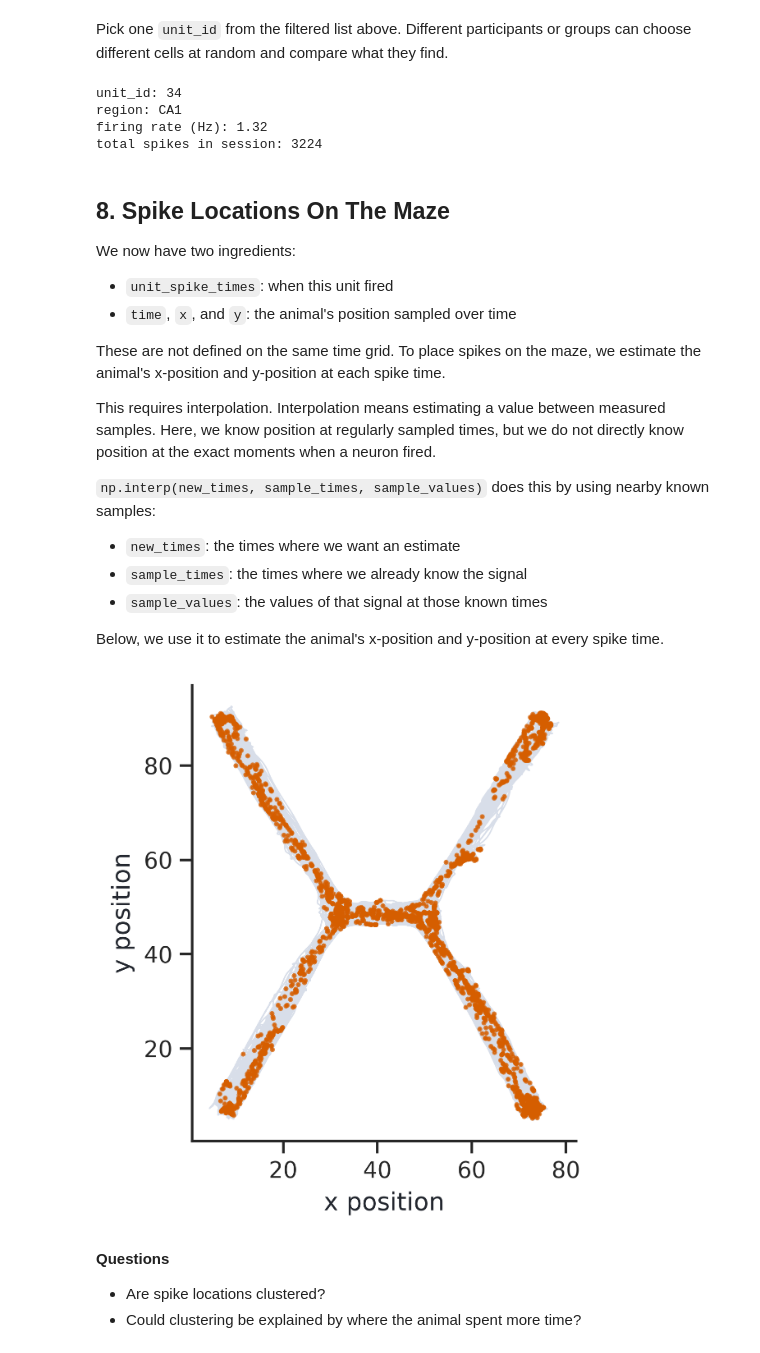
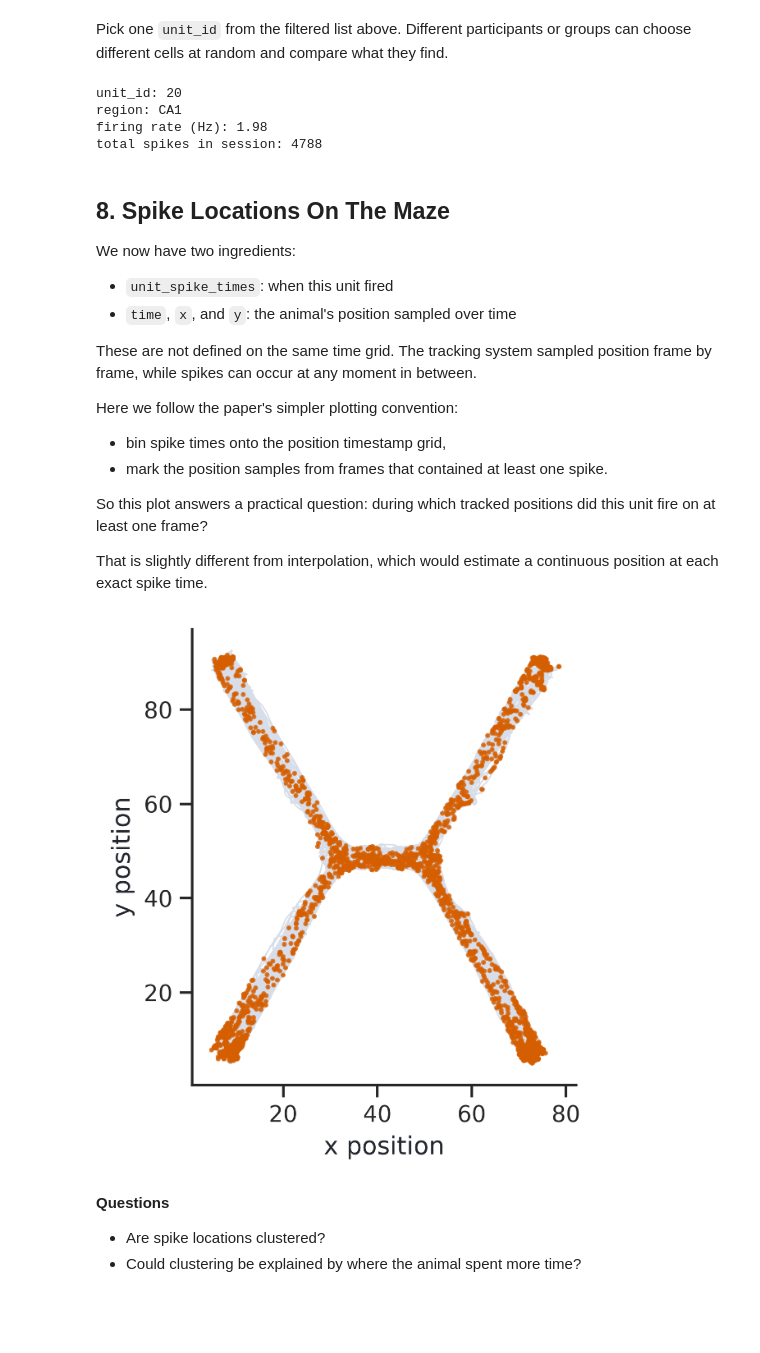
Before and after one commit to anirudh073/camp2026, a Jupyter notebook: 01-open-data-exploration.ipynb, the cells around one changed output. Cells and saved outputs as stored; diff of their text form; code cells hidden in the pictures; blank space fills up the shorter version.

```diff
--- a/01-open-data-exploration.ipynb
+++ b/01-open-data-exploration.ipynb
@@ -145,8 +148,9 @@ from pynwb import NWBHDF5IO
 DANDISET_ID = "001701"
 DANDISET_VERSION = "0.260120.0303"
 
-# Change this later to explore another animal or day.
-asset_path = "sub-Lamarr/sub-Lamarr_ses-Lamarr-DY01-g0_behavior+ecephys.nwb"
+# Paper example session used for the CA1 spatial-firing examples.
+asset_path = "sub-Lovelace/sub-Lovelace_ses-Lovelace-DY01-g1_behavior+ecephys.nwb"
+# asset_path = "sub-Lamarr/sub-Lamarr_ses-Lamarr-DY01-g0_behavior+ecephys.nwb"
 
 client = DandiAPIClient()
 dandiset = client.get_dandiset(DANDISET_ID, DANDISET_VERSION)
@@ -208,7 +211,7 @@ Use the browser above to fill these in before running the check cell.
 paths = {
     "position": "processing/behavior/Position/position",
     "units": "units",
-    "lfp": "processing/probe_0_channel_55/LFP",
+    "lfp": "processing/probe_0_channel_320/LFP",
 }
 
 for name, path in paths.items():
@@ -752,7 +760,7 @@ plt.show()
 Pick one `unit_id` from the filtered list above. Different participants or groups can choose different cells at random and compare what they find.
 # %%
 # Choose a unit_id from the filtered list above.
-unit_id = 34
+unit_id = 20
 
 unit_spike_times = get_unit_spike_times(unit_id)
 unit_spike_times = unit_spike_times[(unit_spike_times >= time[0]) & (unit_spike_times <= time[-1])]
@@ -762,10 +770,10 @@ print("region:", units_df.loc[unit_id, "region"])
 print("firing rate (Hz):", round(region_units.loc[unit_id, "firing_rate_hz"], 2))
 print("total spikes in session:", len(unit_spike_times))
 # %% [output]
-unit_id: 34
+unit_id: 20
 region: CA1
-firing rate (Hz): 1.32
-total spikes in session: 3224
+firing rate (Hz): 1.98
+total spikes in session: 4788
 # %% [markdown]
 ## 8. Spike Locations On The Maze
 
@@ -773,39 +781,31 @@ We now have two ingredients:
 - `unit_spike_times`: when this unit fired
 - `time`, `x`, and `y`: the animal's position sampled over time
 
-These are not defined on the same time grid. To place spikes on the maze, we estimate the animal's x-position and y-position at each spike time.
+These are not defined on the same time grid. The tracking system sampled position frame by frame, while spikes can occur at any moment in between.
 
-This requires interpolation. Interpolation means estimating a value between measured samples. Here, we know position at regularly sampled times, but we do not directly know position at the exact moments when a neuron fired.
+Here we follow the paper's simpler plotting convention:
+- bin spike times onto the position timestamp grid,
+- mark the position samples from frames that contained at least one spike.
 
-`np.interp(new_times, sample_times, sample_values)` does this by using nearby known samples:
-- `new_times`: the times where we want an estimate
-- `sample_times`: the times where we already know the signal
-- `sample_values`: the values of that signal at those known times
+So this plot answers a practical question: during which tracked positions did this unit fire on at least one frame?
 
-Below, we use it to estimate the animal's x-position and y-position at every spike time.
+That is slightly different from interpolation, which would estimate a continuous position at each exact spike time.
 # %%
-# We estimate position at each spike time by interpolating the sampled position trace.
-spike_x = np.interp(
-    unit_spike_times,
-    time,
-    x,
-)
-spike_y = np.interp(
-    unit_spike_times,
-    time,
-    y,
-)
+# Match the paper's plotting method: assign spikes to tracked position frames.
+spike_positions = map_spikes_to_position_frames(unit_spike_times, time, x, y)
+spike_x = spike_positions["spike_x"]
+spike_y = spike_positions["spike_y"]
 
 fig, ax = plt.subplots(figsize=(4, 4))
 ax.plot(x, y, color=COLORS["light_gray"], linewidth=0.7, zorder=1)
 ax.scatter(spike_x, spike_y, s=2, color=COLORS["vermillion"], alpha=0.75, zorder=2)
 ax.set_aspect("equal", adjustable="box")
 ax.set_xlabel("x position")
 ax.set_ylabel("y position")
 sns.despine(ax=ax)
 plt.show()
 # %% [output]
-[figure, old version]
+[figure, new version]
 # %% [markdown]
 **Questions**
 
```
Also changed, not shown: parts of 14 cells of this notebook, 7 other files.
